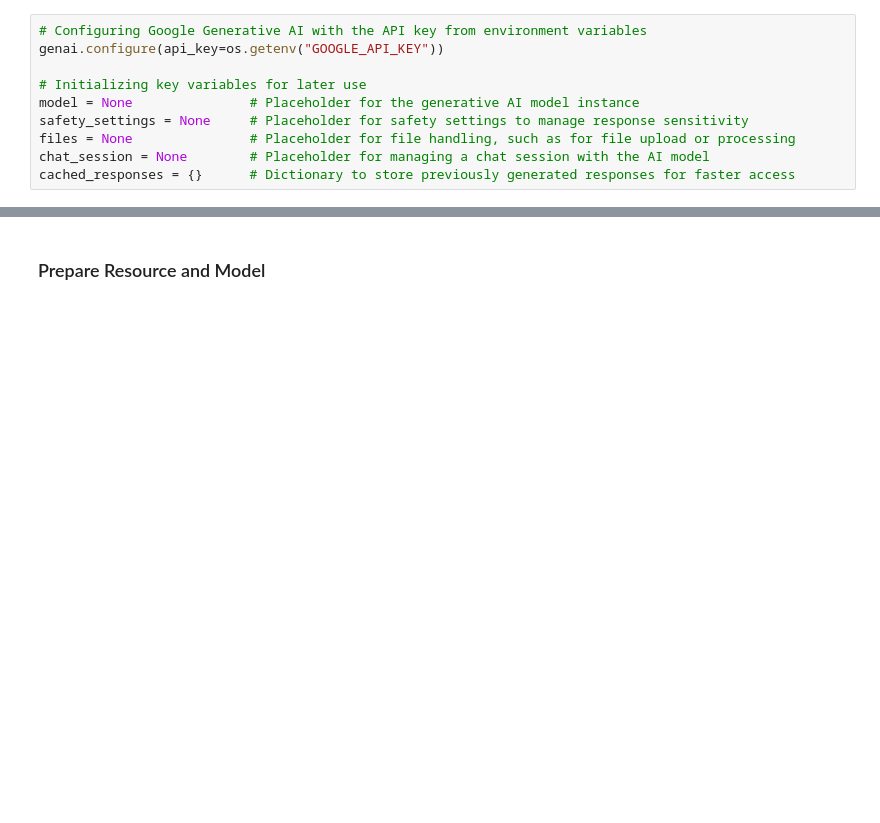
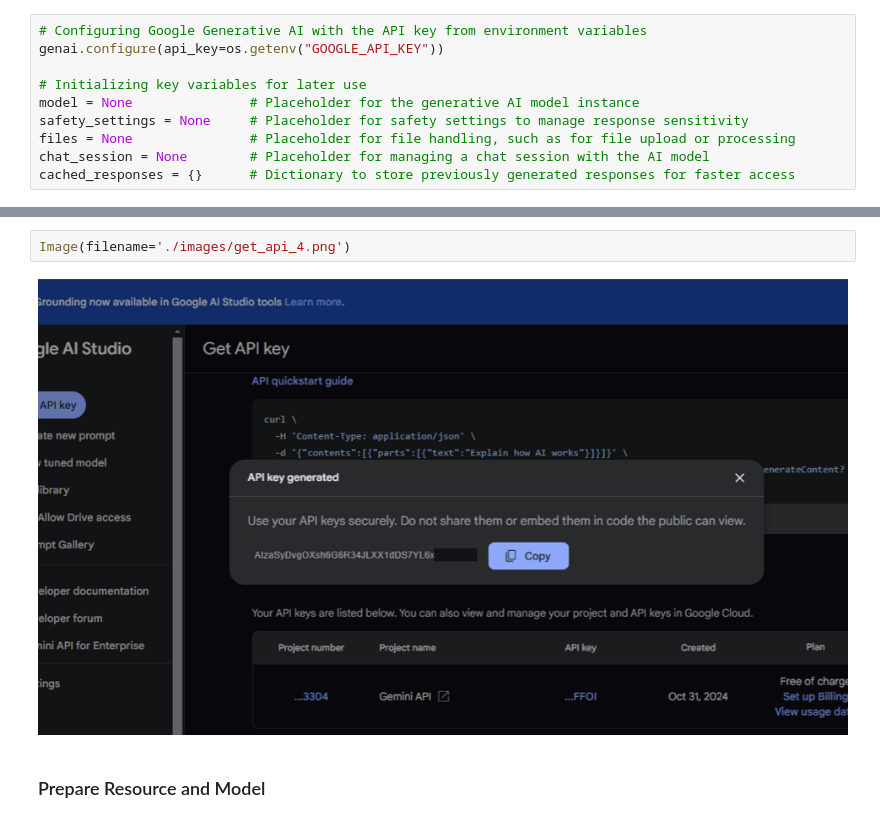
Before and after one commit to mahadyRayhan/pedagogical-agent, a Jupyter notebook: doc/PA.ipynb, the cells around one changed output, grey strips where cells are left out. Drawn from its saved outputs; the diff is of its cells as text; blank space fills up the shorter version.

```diff
--- a/doc/PA.ipynb
+++ b/doc/PA.ipynb
@@ -45,3 +65,7 @@ cached_responses = {}      # Dictionary to store previously generated responses
+# %%
+Image(filename='./images/get_api_4.png')
+# %% [output]
+[figure, added]
 # %% [markdown]
 ### Prepare Resource and Model
 # %%
```
Also changed, not shown: parts of 7 cells of this notebook, 5 other files.
